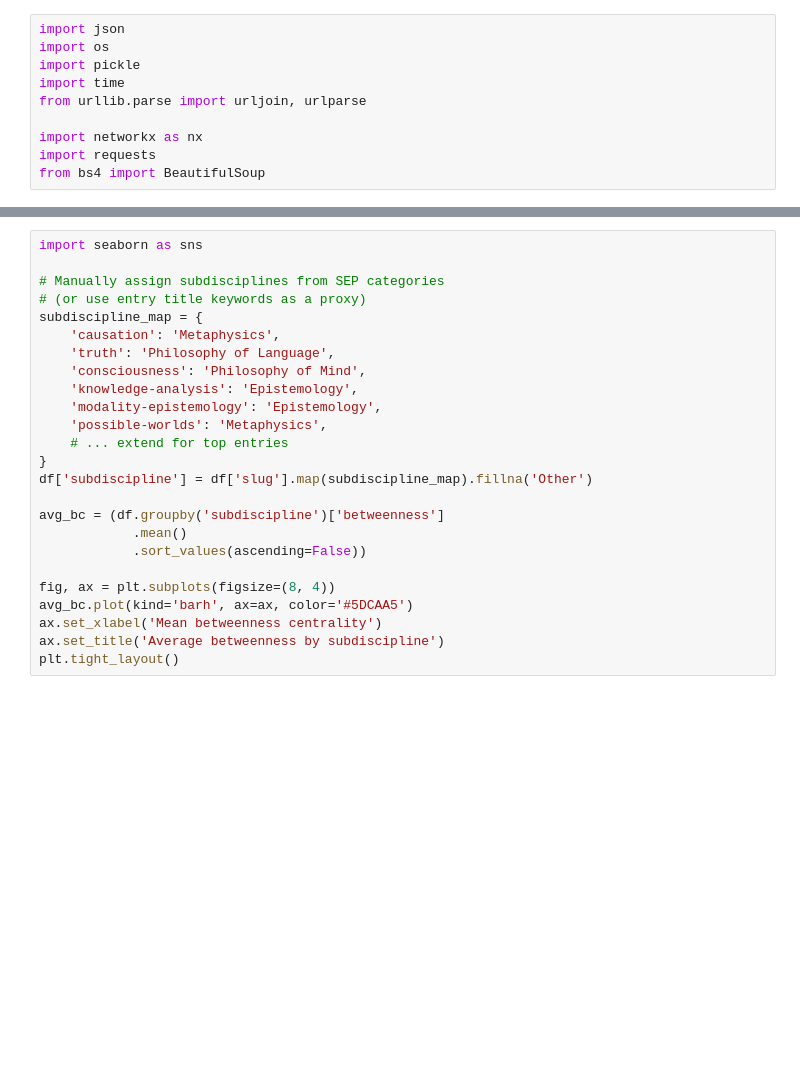
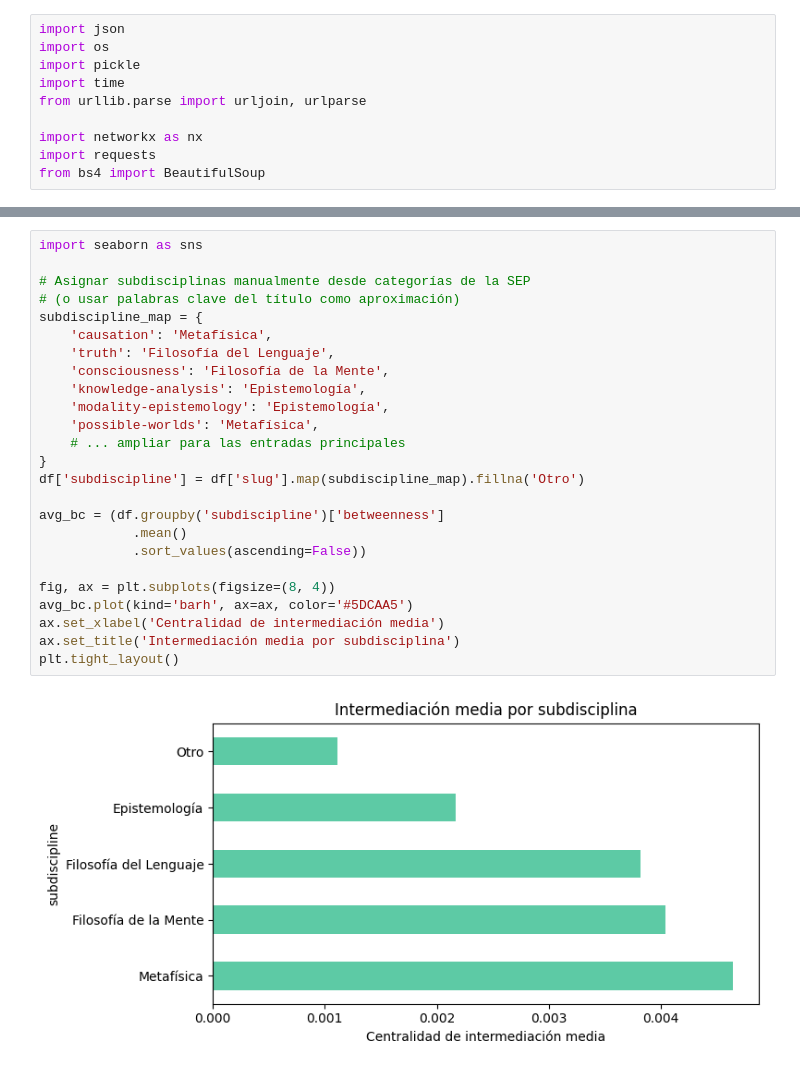
Before and after one commit to naranjo-jd/SEP-Network, a Jupyter notebook: clean.ipynb, the cells around one changed output, grey strips where cells are left out. Saved outputs shown, nothing was run; the diff lists cells and outputs as text; blank space fills up the shorter version.

```diff
--- a/clean.ipynb
+++ b/clean.ipynb
@@ -198,28 +398,30 @@ plt.tight_layout()
 # %%
 import seaborn as sns
 
-# Manually assign subdisciplines from SEP categories
-# (or use entry title keywords as a proxy)
+# Asignar subdisciplinas manualmente desde categorías de la SEP
+# (o usar palabras clave del título como aproximación)
 subdiscipline_map = {
-    'causation': 'Metaphysics',
-    'truth': 'Philosophy of Language',
-    'consciousness': 'Philosophy of Mind',
-    'knowledge-analysis': 'Epistemology',
-    'modality-epistemology': 'Epistemology',
-    'possible-worlds': 'Metaphysics',
-    # ... extend for top entries
+    'causation': 'Metafísica',
+    'truth': 'Filosofía del Lenguaje',
+    'consciousness': 'Filosofía de la Mente',
+    'knowledge-analysis': 'Epistemología',
+    'modality-epistemology': 'Epistemología',
+    'possible-worlds': 'Metafísica',
+    # ... ampliar para las entradas principales
 }
-df['subdiscipline'] = df['slug'].map(subdiscipline_map).fillna('Other')
+df['subdiscipline'] = df['slug'].map(subdiscipline_map).fillna('Otro')
 
 avg_bc = (df.groupby('subdiscipline')['betweenness']
             .mean()
             .sort_values(ascending=False))
 
 fig, ax = plt.subplots(figsize=(8, 4))
 avg_bc.plot(kind='barh', ax=ax, color='#5DCAA5')
-ax.set_xlabel('Mean betweenness centrality')
-ax.set_title('Average betweenness by subdiscipline')
+ax.set_xlabel('Centralidad de intermediación media')
+ax.set_title('Intermediación media por subdisciplina')
 plt.tight_layout()
+# %% [output]
+[figure, added]
 # %%
 from pyvis.network import Network
 
```
Also changed, not shown: parts of 24 cells of this notebook, 2 other files.
